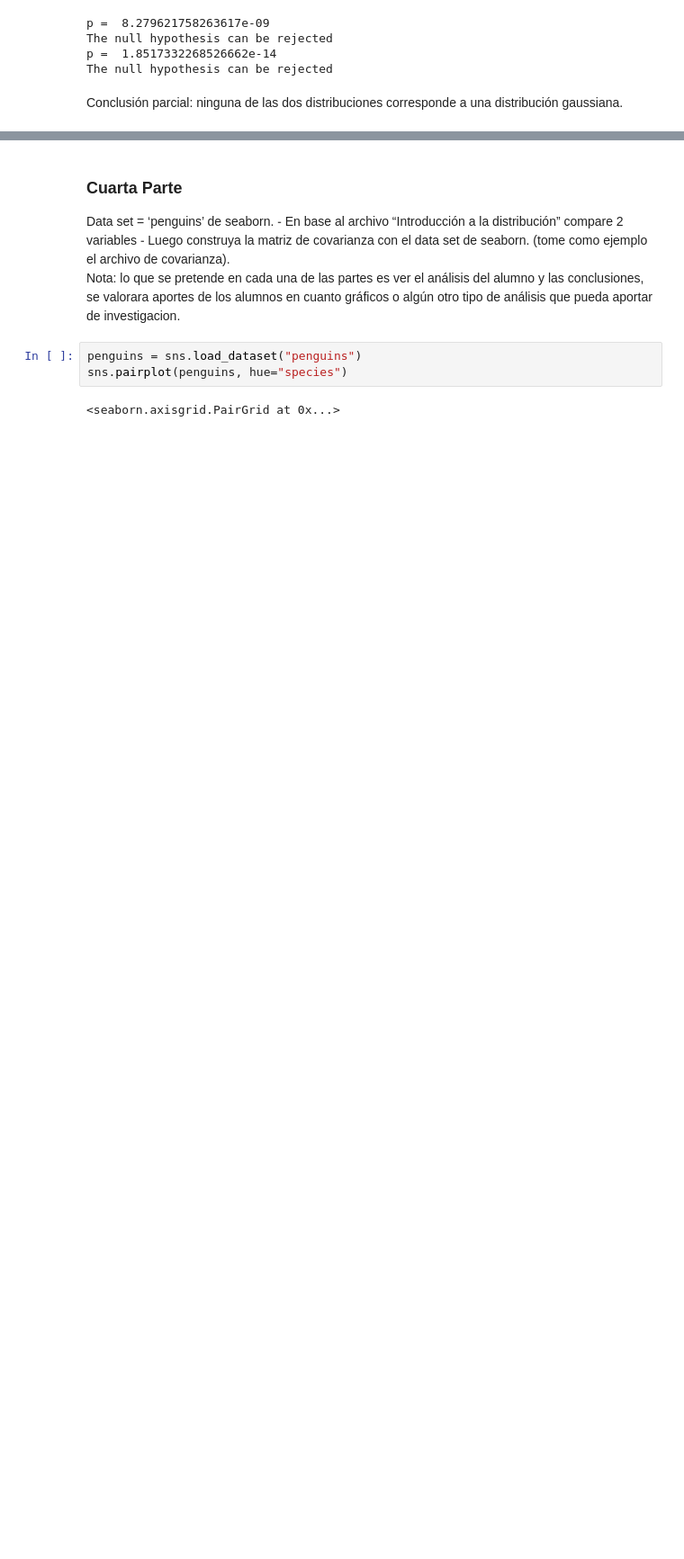
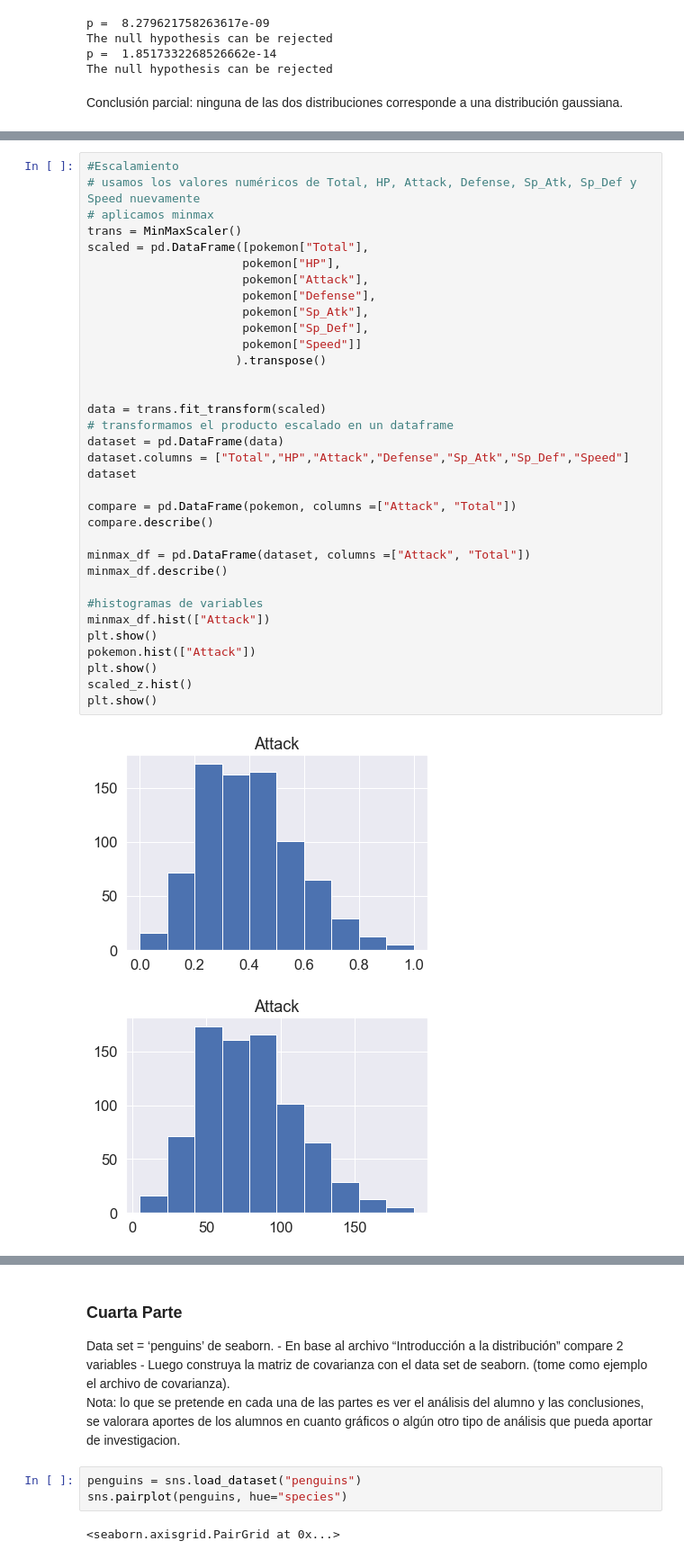
Before and after one commit to calbhach/CIENCIA_DE_DATOS, a Jupyter notebook: examen-modulo-4(CarlosCalvoMiranda).ipynb, the cells around one changed output, grey strips where cells are left out. Shown at 90% size. Saved outputs shown, nothing was run; the diff lists cells and outputs as text; blank space fills up the shorter version.

```diff
--- a/examen-modulo-4(CarlosCalvoMiranda).ipynb
+++ b/examen-modulo-4(CarlosCalvoMiranda).ipynb
@@ -503,0 +544,37 @@ Conclusión parcial: ninguna de las dos distribuciones corresponde a una distrib
+# %%
+#Escalamiento
+# usamos los valores numéricos de Total, HP, Attack, Defense, Sp_Atk, Sp_Def y Speed nuevamente
+# aplicamos minmax
+trans = MinMaxScaler()
+scaled = pd.DataFrame([pokemon["Total"],
+                      pokemon["HP"],
+                      pokemon["Attack"],
+                      pokemon["Defense"],
+                      pokemon["Sp_Atk"],
+                      pokemon["Sp_Def"],
+                      pokemon["Speed"]]
+                     ).transpose()
+
+
+data = trans.fit_transform(scaled)
+# transformamos el producto escalado en un dataframe
+dataset = pd.DataFrame(data)
+dataset.columns = ["Total","HP","Attack","Defense","Sp_Atk","Sp_Def","Speed"]
+dataset
+
+compare = pd.DataFrame(pokemon, columns =["Attack", "Total"])
+compare.describe()
+
+minmax_df = pd.DataFrame(dataset, columns =["Attack", "Total"])
+minmax_df.describe()
+
+#histogramas de variables
+minmax_df.hist(["Attack"])
+plt.show()
+pokemon.hist(["Attack"])
+plt.show()
+scaled_z.hist()
+plt.show()
+# %% [output]
+[figure, added]
+[figure, added]
```
Also changed, not shown: parts of 9 cells of this notebook.
